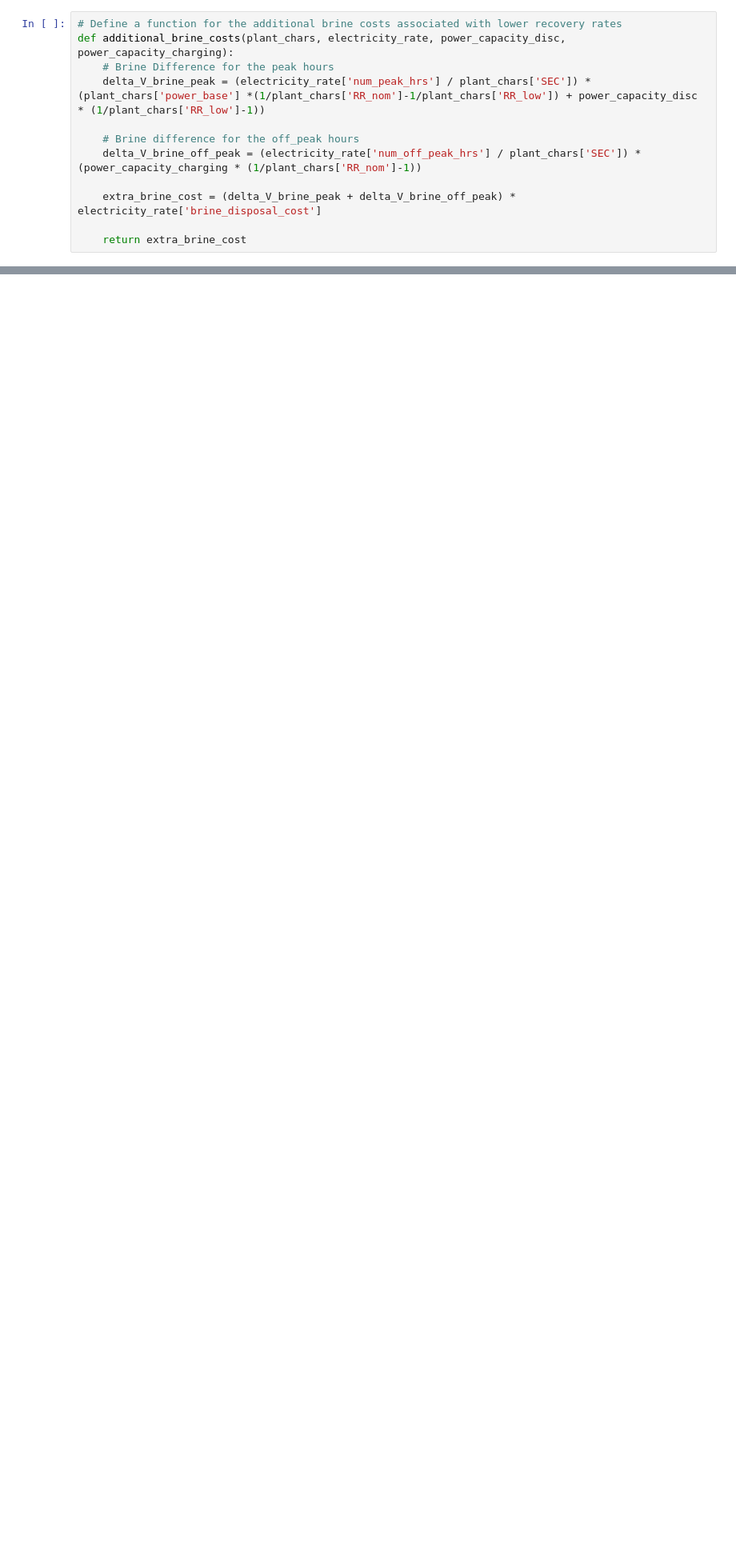
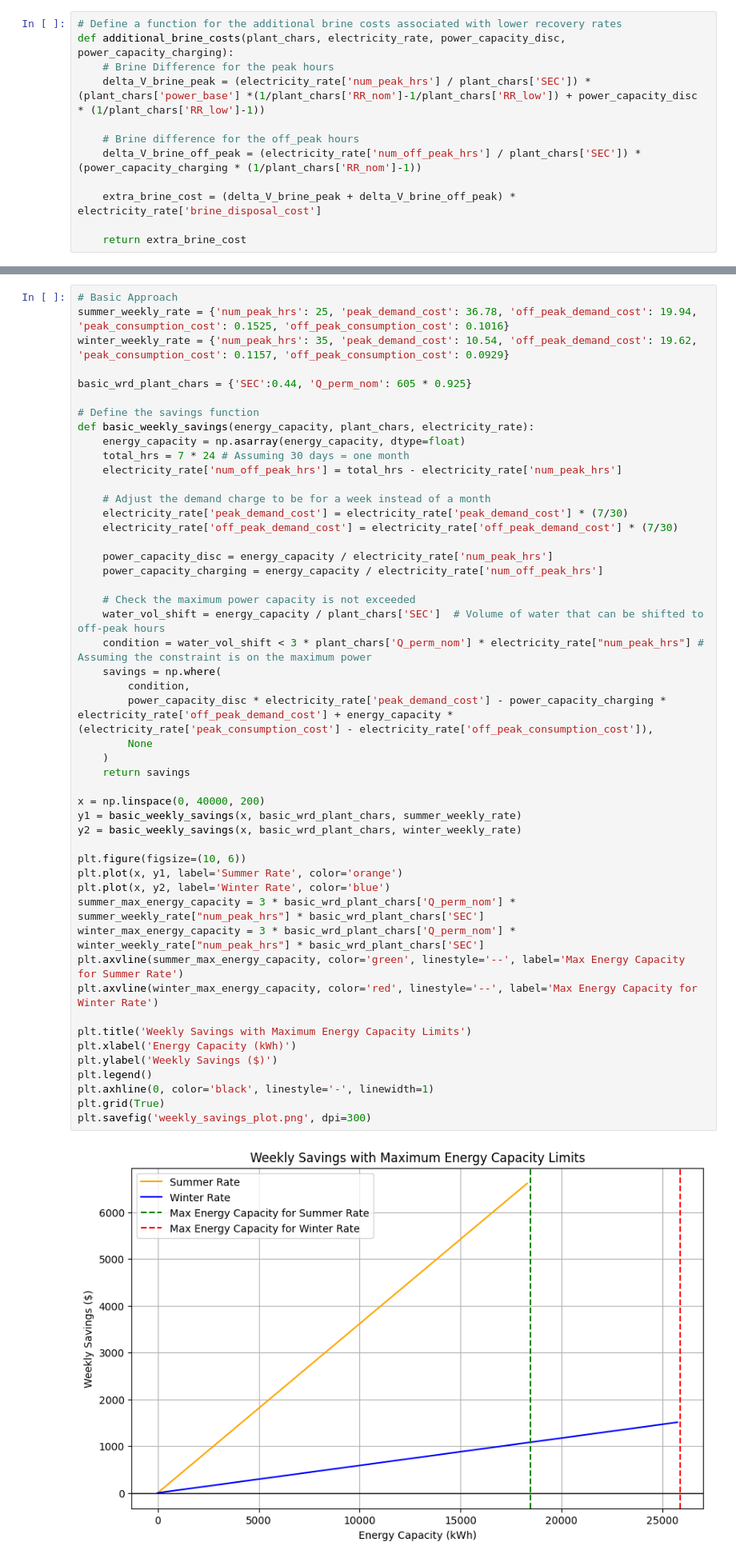
Before and after one commit to jakechurchi/watertap, a Jupyter notebook: tutorials/flex_ro/report/simple_savings.ipynb, the cells around one changed output, grey strips where cells are left out. Shown at 80% size. Drawn from its saved outputs; the diff is of its cells as text; blank space fills up the shorter version.

Commit message:
Improving the analytical equations for cost savings. Work remains.

```diff
--- a/tutorials/flex_ro/report/simple_savings.ipynb
+++ b/tutorials/flex_ro/report/simple_savings.ipynb
@@ -135,0 +142,51 @@ plt.savefig('monthly_savings_plot.png', dpi=300)
+# %%
+# Basic Approach
+summer_weekly_rate = {'num_peak_hrs': 25, 'peak_demand_cost': 36.78, 'off_peak_demand_cost': 19.94, 'peak_consumption_cost': 0.1525, 'off_peak_consumption_cost': 0.1016}
+winter_weekly_rate = {'num_peak_hrs': 35, 'peak_demand_cost': 10.54, 'off_peak_demand_cost': 19.62, 'peak_consumption_cost': 0.1157, 'off_peak_consumption_cost': 0.0929}
+
+basic_wrd_plant_chars = {'SEC':0.44, 'Q_perm_nom': 605 * 0.925}
+
+# Define the savings function
+def basic_weekly_savings(energy_capacity, plant_chars, electricity_rate):
+    energy_capacity = np.asarray(energy_capacity, dtype=float)
+    total_hrs = 7 * 24 # Assuming 30 days = one month
+    electricity_rate['num_off_peak_hrs'] = total_hrs - electricity_rate['num_peak_hrs']
+
+    # Adjust the demand charge to be for a week instead of a month
+    electricity_rate['peak_demand_cost'] = electricity_rate['peak_demand_cost'] * (7/30)
+    electricity_rate['off_peak_demand_cost'] = electricity_rate['off_peak_demand_cost'] * (7/30)
+
+    power_capacity_disc = energy_capacity / electricity_rate['num_peak_hrs']
+    power_capacity_charging = energy_capacity / electricity_rate['num_off_peak_hrs']
+
+    # Check the maximum power capacity is not exceeded
+    water_vol_shift = energy_capacity / plant_chars['SEC']  # Volume of water that can be shifted to off-peak hours
+    condition = water_vol_shift < 3 * plant_chars['Q_perm_nom'] * electricity_rate["num_peak_hrs"] # Assuming the constraint is on the maximum power
+    savings = np.where(
+        condition,
+        power_capacity_disc * electricity_rate['peak_demand_cost'] - power_capacity_charging * electricity_rate['off_peak_demand_cost'] + energy_capacity * (electricity_rate['peak_consumption_cost'] - electricity_rate['off_peak_consumption_cost']),
+        None
+    )
+    return savings
+
+x = np.linspace(0, 40000, 200)
+y1 = basic_weekly_savings(x, basic_wrd_plant_chars, summer_weekly_rate)
+y2 = basic_weekly_savings(x, basic_wrd_plant_chars, winter_weekly_rate)
+
+plt.figure(figsize=(10, 6))
+plt.plot(x, y1, label='Summer Rate', color='orange')
+plt.plot(x, y2, label='Winter Rate', color='blue')
+summer_max_energy_capacity = 3 * basic_wrd_plant_chars['Q_perm_nom'] * summer_weekly_rate["num_peak_hrs"] * basic_wrd_plant_chars['SEC']
+winter_max_energy_capacity = 3 * basic_wrd_plant_chars['Q_perm_nom'] * winter_weekly_rate["num_peak_hrs"] * basic_wrd_plant_chars['SEC']
+plt.axvline(summer_max_energy_capacity, color='green', linestyle='--', label='Max Energy Capacity for Summer Rate')
+plt.axvline(winter_max_energy_capacity, color='red', linestyle='--', label='Max Energy Capacity for Winter Rate')
+
+plt.title('Weekly Savings with Maximum Energy Capacity Limits')
+plt.xlabel('Energy Capacity (kWh)')
+plt.ylabel('Weekly Savings ($)')
+plt.legend()
+plt.axhline(0, color='black', linestyle='-', linewidth=1)
+plt.grid(True)
+plt.savefig('weekly_savings_plot.png', dpi=300)
+# %% [output]
+[figure, added]
```
Also changed, not shown: parts of 4 cells of this notebook, 16 other files.
